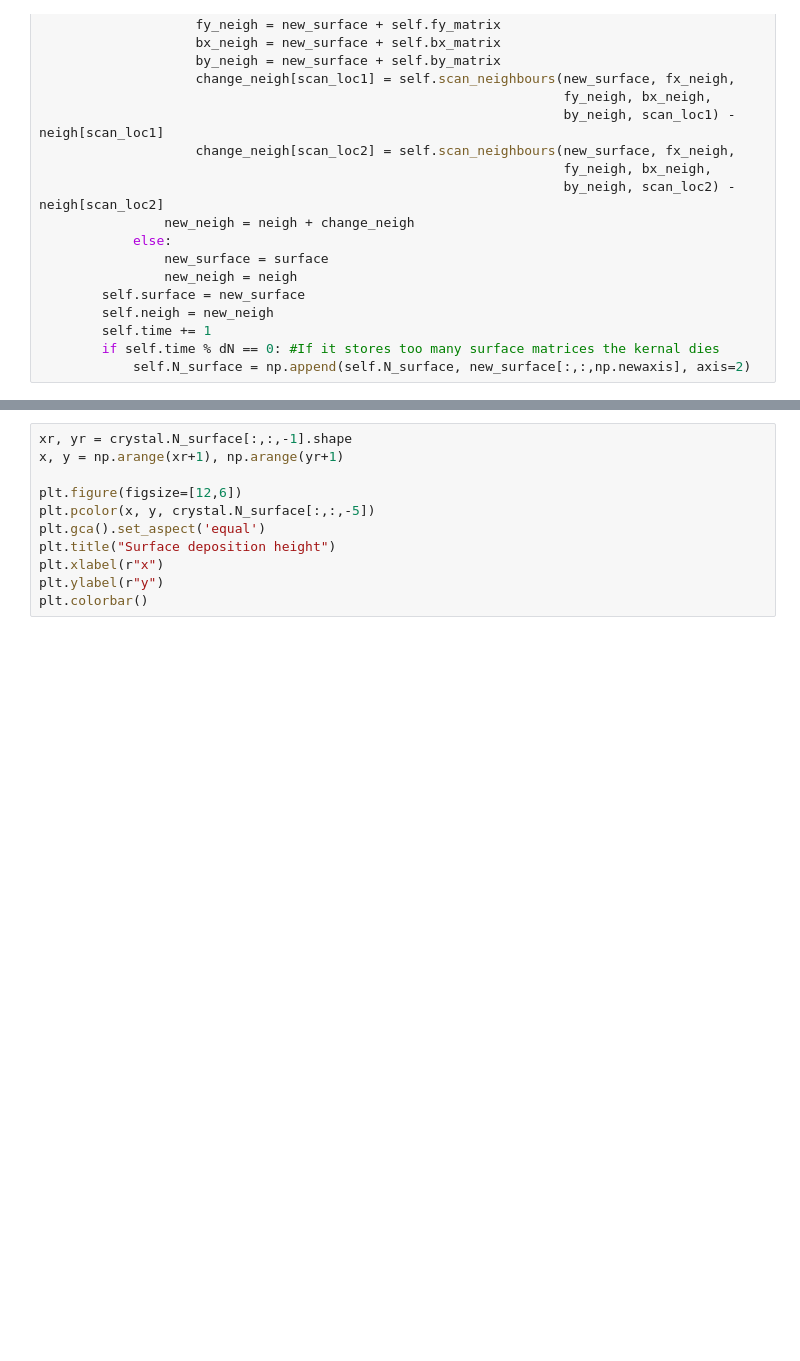
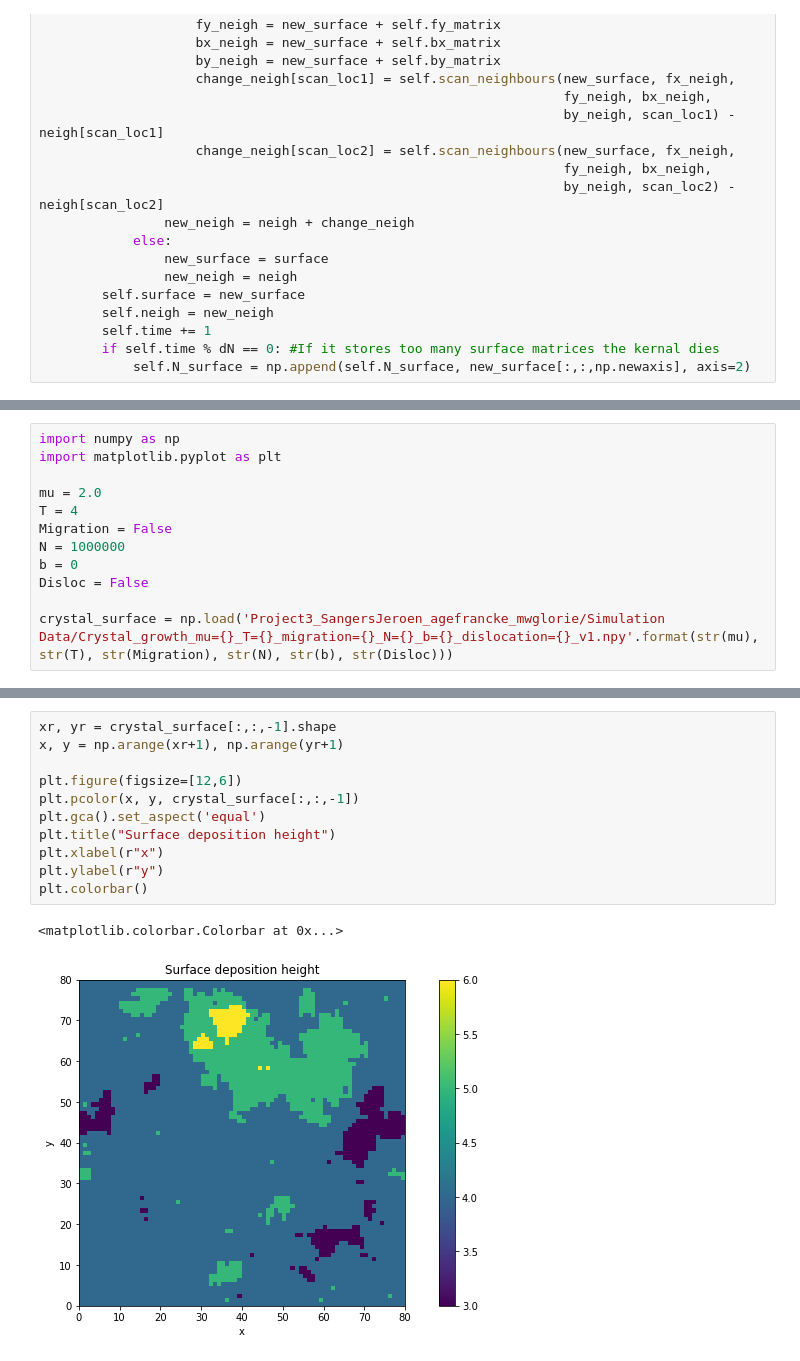
Before and after one commit to MG299792458/CompPhysProj3, a Jupyter notebook: Simulations_new.ipynb, the cells around one changed output, grey strips where cells are left out. Cells and saved outputs as stored; diff of their text form; blank space fills up the shorter version.

Commit message:
Simulation T=4, no migration, no dislocation

```diff
--- a/Simulations_new.ipynb
+++ b/Simulations_new.ipynb
@@ -437,0 +442,12 @@ KeyboardInterrupt:
+# %%
+import numpy as np
+import matplotlib.pyplot as plt
+
+mu = 2.0
+T = 4
+Migration = False
+N = 1000000
+b = 0
+Disloc = False
+
+crystal_surface = np.load('Project3_SangersJeroen_agefrancke_mwglorie/Simulation Data/Crystal_growth_mu={}_T={}_migration={}_N={}_b={}_dislocation={}_v1.npy'.format(str(mu), str(T), str(Migration), str(N), str(b), str(Disloc)))
@@ -438,11 +471,14 @@ KeyboardInterrupt:
 # %%
-xr, yr = crystal.N_surface[:,:,-1].shape
+xr, yr = crystal_surface[:,:,-1].shape
 x, y = np.arange(xr+1), np.arange(yr+1)
 
 plt.figure(figsize=[12,6])
-plt.pcolor(x, y, crystal.N_surface[:,:,-5])
+plt.pcolor(x, y, crystal_surface[:,:,-1])
 plt.gca().set_aspect('equal')
 plt.title("Surface deposition height")
 plt.xlabel(r"x")
 plt.ylabel(r"y")
 plt.colorbar()
+# %% [output]
+<matplotlib.colorbar.Colorbar at 0x...>
+[figure, added]
```
Also changed, not shown: parts of 9 cells of this notebook, 15 other files.
